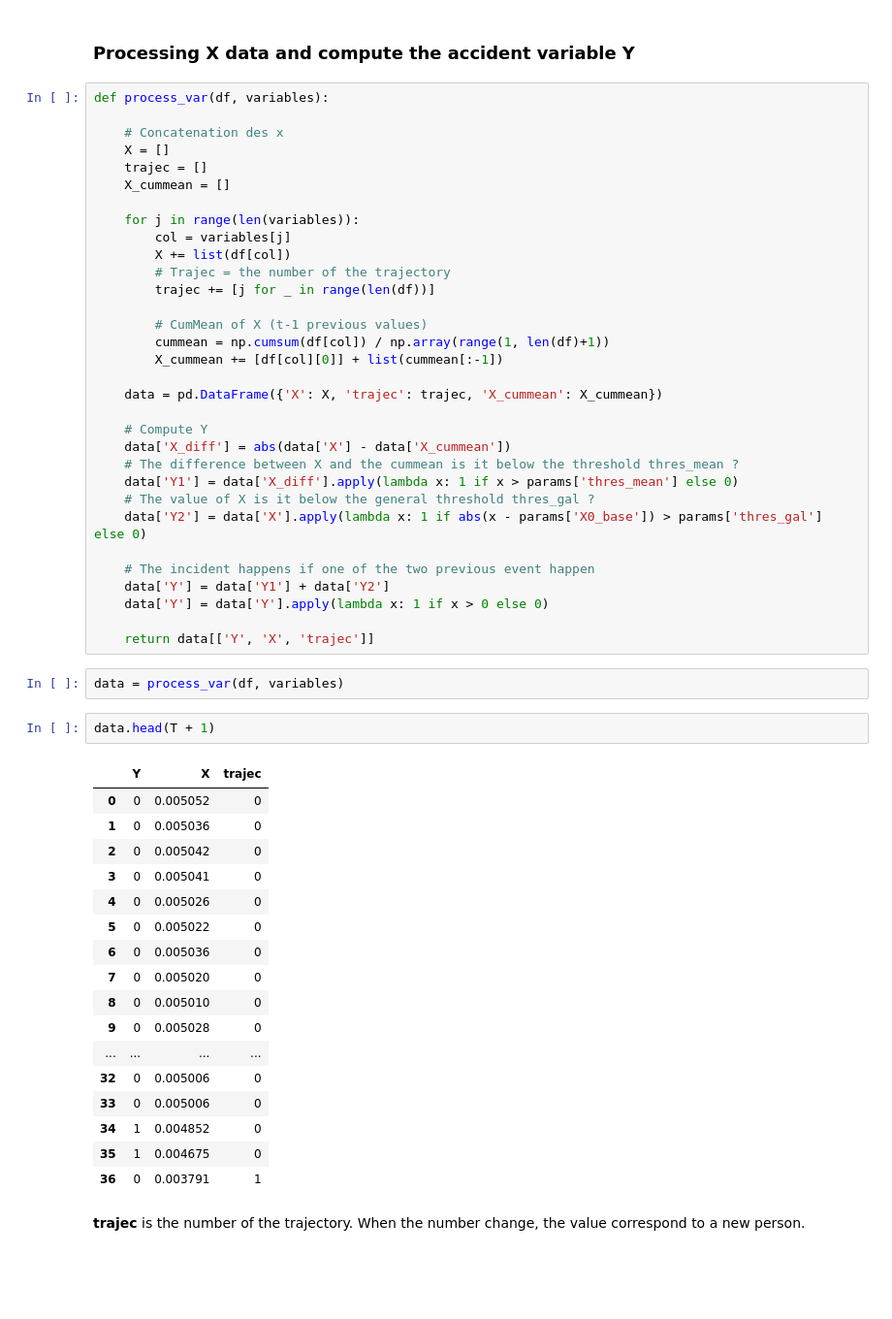
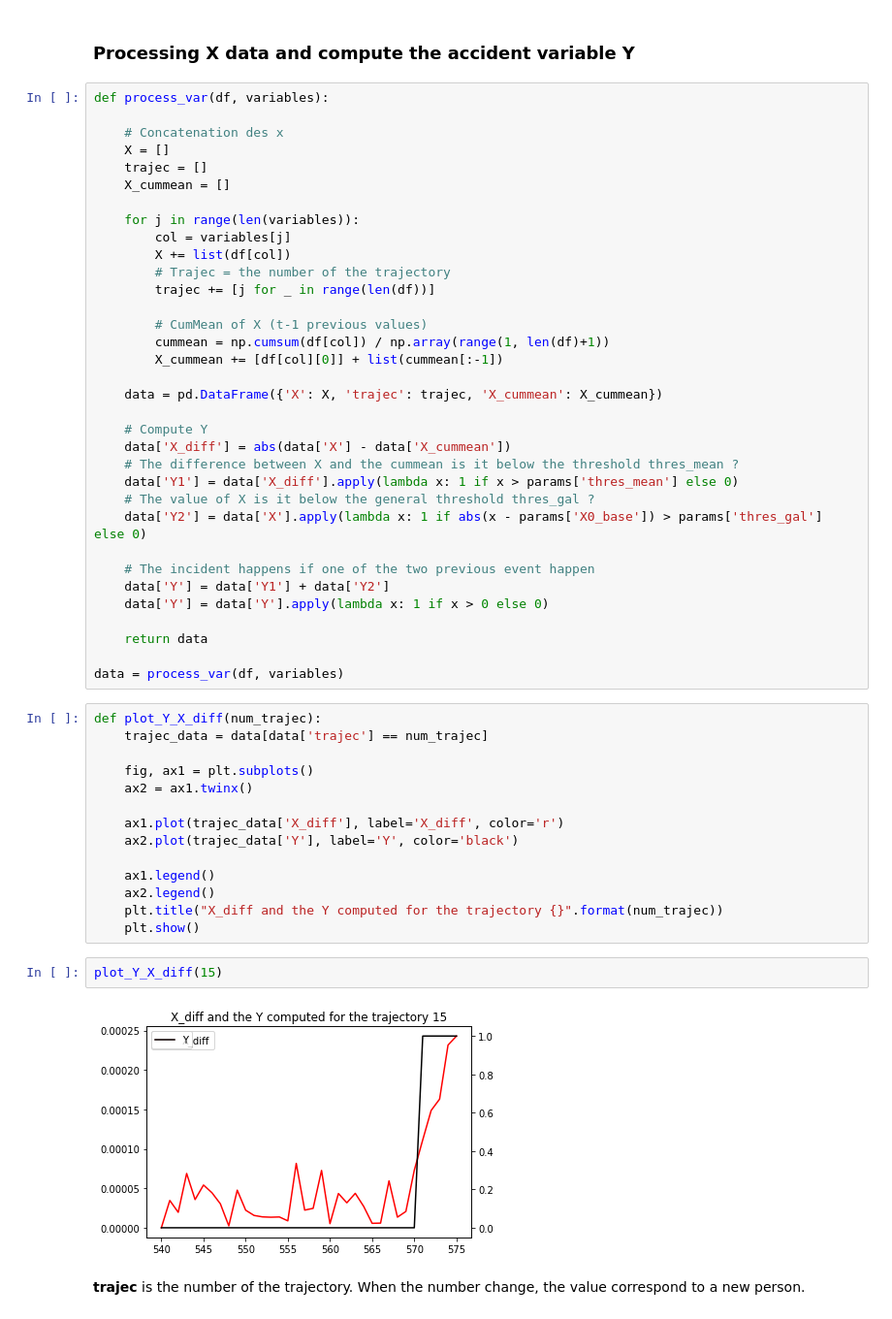
Before and after one commit to ELOISESOULIER/acterrea, a Jupyter notebook: Test_prediction_poumon_python.ipynb, the cells around one changed output. Shown at 97% size. Saved outputs shown, nothing was run; the diff lists cells and outputs as text; blank space fills up the shorter version.

```diff
--- a/Test_prediction_poumon_python.ipynb
+++ b/Test_prediction_poumon_python.ipynb
@@ -96,28 +101,26 @@ def process_var(df, variables):
     data['Y'] = data['Y1'] + data['Y2']
     data['Y'] = data['Y'].apply(lambda x: 1 if x > 0 else 0)
 
-    return data[['Y', 'X', 'trajec']]
+    return data
+
+data = process_var(df, variables)
-# %%
-data = process_var(df, variables)
-# %%
-data.head(T + 1)
-# %% [output]
-|  | Y | X | trajec |
-| 0 | 0 | 0.005052 | 0 |
-| 1 | 0 | 0.005036 | 0 |
-| 2 | 0 | 0.005042 | 0 |
-| 3 | 0 | 0.005041 | 0 |
-| 4 | 0 | 0.005026 | 0 |
-| 5 | 0 | 0.005022 | 0 |
-| 6 | 0 | 0.005036 | 0 |
-| 7 | 0 | 0.005020 | 0 |
-| 8 | 0 | 0.005010 | 0 |
-| 9 | 0 | 0.005028 | 0 |
-| ... | ... | ... | ... |
-| 32 | 0 | 0.005006 | 0 |
-| 33 | 0 | 0.005006 | 0 |
-| 34 | 1 | 0.004852 | 0 |
-| 35 | 1 | 0.004675 | 0 |
-| 36 | 0 | 0.003791 | 1 |
+# %%
+def plot_Y_X_diff(num_trajec):
+    trajec_data = data[data['trajec'] == num_trajec]
+
+    fig, ax1 = plt.subplots()
+    ax2 = ax1.twinx()
+
+    ax1.plot(trajec_data['X_diff'], label='X_diff', color='r')
+    ax2.plot(trajec_data['Y'], label='Y', color='black')
+
+    ax1.legend()
+    ax2.legend()
+    plt.title("X_diff and the Y computed for the trajectory {}".format(num_trajec))
+    plt.show()
+# %%
+plot_Y_X_diff(15)
+# %% [output]
+[figure, added]
 # %% [markdown]
 **trajec** is the number of the trajectory. When the number change, the value correspond to a new person.
```
Also changed, not shown: parts of 45 cells of this notebook.
